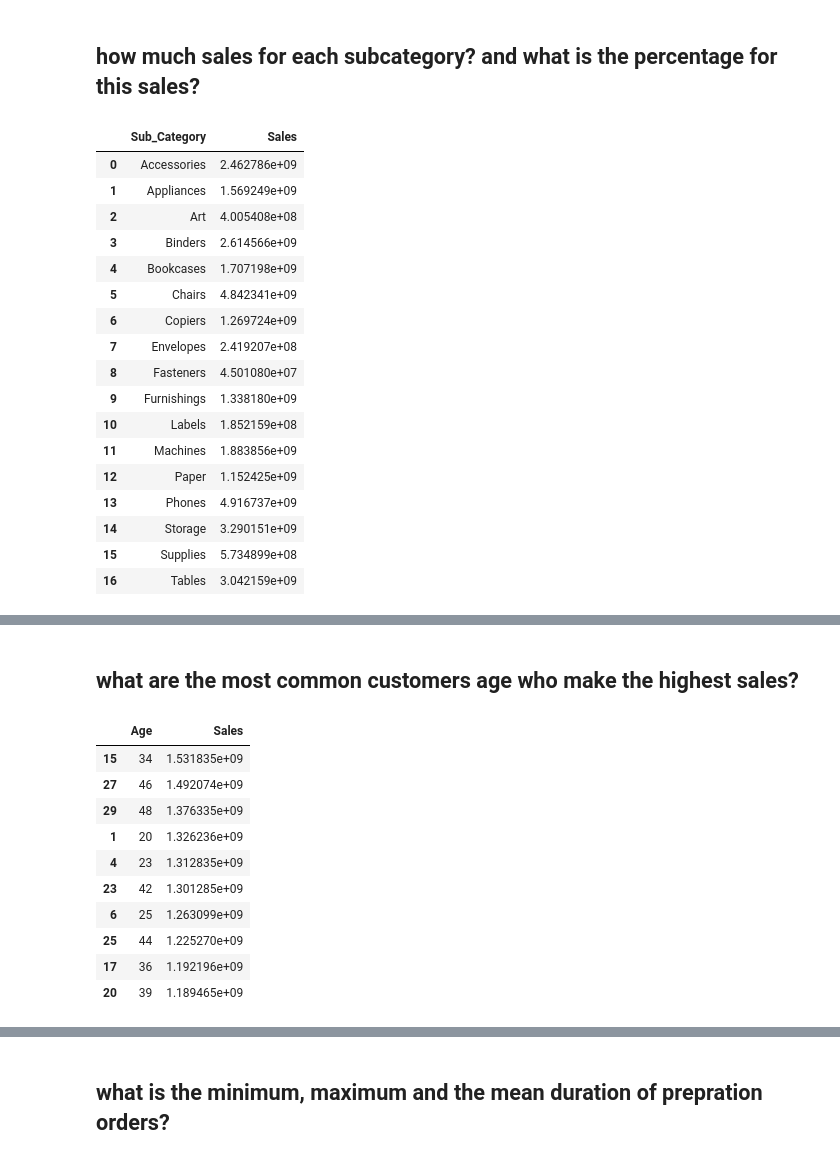
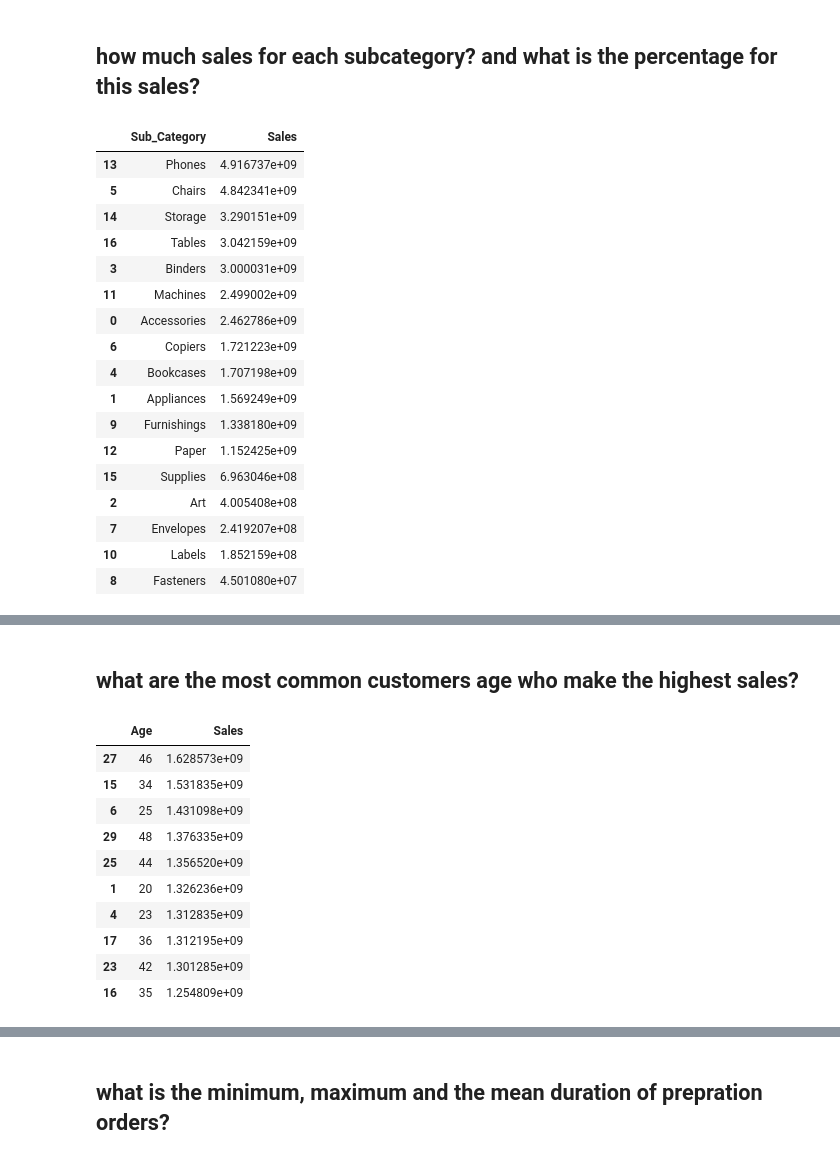
Before and after one commit to AhmAnwar/Historical-Sales-Data_EDA, a Jupyter notebook: 4-year-historical-sales-data-eda.ipynb, the cells around one changed output, grey strips where cells are left out. Cells and saved outputs as stored; diff of their text form; code cells hidden in the pictures.

Commit message:
Kaggle Notebook | 4-year Historical Sales Data_EDA | Version 2

```diff
--- a/4-year-historical-sales-data-eda.ipynb
+++ b/4-year-historical-sales-data-eda.ipynb
@@ -250,7 +258,7 @@ fig.show()
 [interactive output not drawn]
 # %%
 # drop 'Sales' column outliers
-df = df[df['Sales'] < 95324250]
+df = df[df['Sales'] < 209999400]
 # %%
 # check outliers again
 fig = make_subplots(rows=1,
@@ -494,25 +508,25 @@ px.pie(data_frame=df.groupby('Category', as_index=False).agg({'Sales': 'sum'}),
 ## how much sales for each subcategory? and what is the percentage for this sales?
 # %%
 # group df by 'Sub_Category' to calculate sum of 'Sales' for each 'Sub_Category'
-df.groupby('Sub_Category', as_index=False).agg({'Sales': 'sum'})
+df.groupby('Sub_Category', as_index=False).agg({'Sales': 'sum'}).sort_values(by='Sales', ascending=False)
 # %% [output]
 |  | Sub_Category | Sales |
+| 13 | Phones | 4.916737e+09 |
+| 5 | Chairs | 4.842341e+09 |
+| 14 | Storage | 3.290151e+09 |
+| 16 | Tables | 3.042159e+09 |
+| 3 | Binders | 3.000031e+09 |
+| 11 | Machines | 2.499002e+09 |
 | 0 | Accessories | 2.462786e+09 |
+| 6 | Copiers | 1.721223e+09 |
+| 4 | Bookcases | 1.707198e+09 |
 | 1 | Appliances | 1.569249e+09 |
+| 9 | Furnishings | 1.338180e+09 |
+| 12 | Paper | 1.152425e+09 |
+| 15 | Supplies | 6.963046e+08 |
 | 2 | Art | 4.005408e+08 |
-| 3 | Binders | 2.614566e+09 |
-| 4 | Bookcases | 1.707198e+09 |
-| 5 | Chairs | 4.842341e+09 |
-| 6 | Copiers | 1.269724e+09 |
 | 7 | Envelopes | 2.419207e+08 |
+| 10 | Labels | 1.852159e+08 |
 | 8 | Fasteners | 4.501080e+07 |
-| 9 | Furnishings | 1.338180e+09 |
-| 10 | Labels | 1.852159e+08 |
-| 11 | Machines | 1.883856e+09 |
-| 12 | Paper | 1.152425e+09 |
-| 13 | Phones | 4.916737e+09 |
-| 14 | Storage | 3.290151e+09 |
-| 15 | Supplies | 5.734899e+08 |
-| 16 | Tables | 3.042159e+09 |
 # %%
 # visulization
@@ -538,16 +552,16 @@ px.pie(data_frame=df.groupby('Sub_Category', as_index=False).agg({'Sales': 'sum'
 df.groupby('Age', as_index=False).agg({'Sales': 'sum'}).sort_values(by='Sales', ascending=False).head(10)
 # %% [output]
 |  | Age | Sales |
+| 27 | 46 | 1.628573e+09 |
 | 15 | 34 | 1.531835e+09 |
-| 27 | 46 | 1.492074e+09 |
+| 6 | 25 | 1.431098e+09 |
 | 29 | 48 | 1.376335e+09 |
+| 25 | 44 | 1.356520e+09 |
 | 1 | 20 | 1.326236e+09 |
 | 4 | 23 | 1.312835e+09 |
+| 17 | 36 | 1.312195e+09 |
 | 23 | 42 | 1.301285e+09 |
-| 6 | 25 | 1.263099e+09 |
-| 25 | 44 | 1.225270e+09 |
-| 17 | 36 | 1.192196e+09 |
-| 20 | 39 | 1.189465e+09 |
+| 16 | 35 | 1.254809e+09 |
 # %%
 # visulization
 px.pie(data_frame=df.groupby('Age', as_index=False).agg({'Sales': 'sum'}).sort_values(by='Sales', ascending=False).head(10),
```
Also changed, not shown: parts of 32 cells of this notebook.
